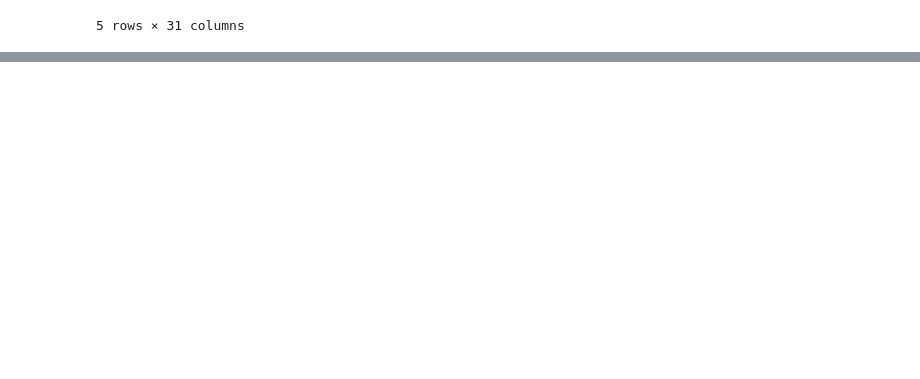
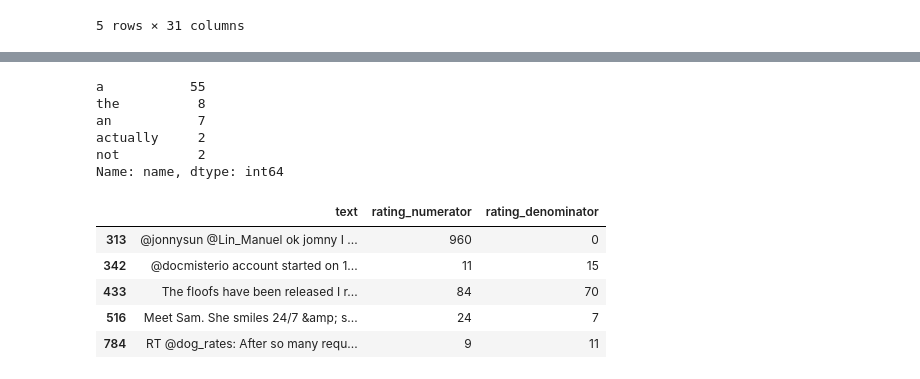
Before and after one commit to miji-lee-kr/Wrangling_WeRateDogs, a Jupyter notebook: Wrangling_WeRateDogs.ipynb, the cells around one changed output, grey strips where cells are left out. Drawn from its saved outputs; the diff is of its cells as text; code cells hidden in the pictures; blank space fills up the shorter version.

```diff
--- a/Wrangling_WeRateDogs.ipynb
+++ b/Wrangling_WeRateDogs.ipynb
@@ -121,0 +167,5 @@ Add breed prediction column to twit_arc as it could give more information on whi
+# %%
+# checking for wrong names
+
+pd.set_option('display.max_rows', 30)
+twit_arc.name.value_counts()
@@ -121,0 +185,29 @@ Add breed prediction column to twit_arc as it could give more information on whi
+# %%
+twit_arc.query("name in ['a', 'an', 'the', 'not', 'actually']").name.value_counts()
+
+# there are many names which are clearly not real names. (e.g. a, the, an, not ....)
+# we will change those names into "None" in the later stage
+# %% [output]
+a           55
+the          8
+an           7
+actually     2
+not          2
+Name: name, dtype: int64
+# %%
+# checking for the wrong ratings
+pd.set_option('display.max_colwidth', None)
+
+twit_arc_check = twit_arc.query('rating_denominator != 10')
+twit_arc_check = twit_arc_check[['text','rating_numerator', 'rating_denominator']]
+twit_arc_check.head()
+
+# Some rows have wrong rating denominator & rating numerator.
+# They must be amended manually, based on what's written on "text" column.
+# %% [output]
+|  | text | rating_numerator | rating_denominator |
+| 313 | @jonnysun @Lin_Manuel ok jomny I ... | 960 | 0 |
+| 342 | @docmisterio account started on 1... | 11 | 15 |
+| 433 | The floofs have been released I r... | 84 | 70 |
+| 516 | Meet Sam. She smiles 24/7 &amp; s... | 24 | 7 |
+| 784 | RT @dog_rates: After so many requ... | 9 | 11 |
```
Also changed, not shown: parts of 8 cells of this notebook.
